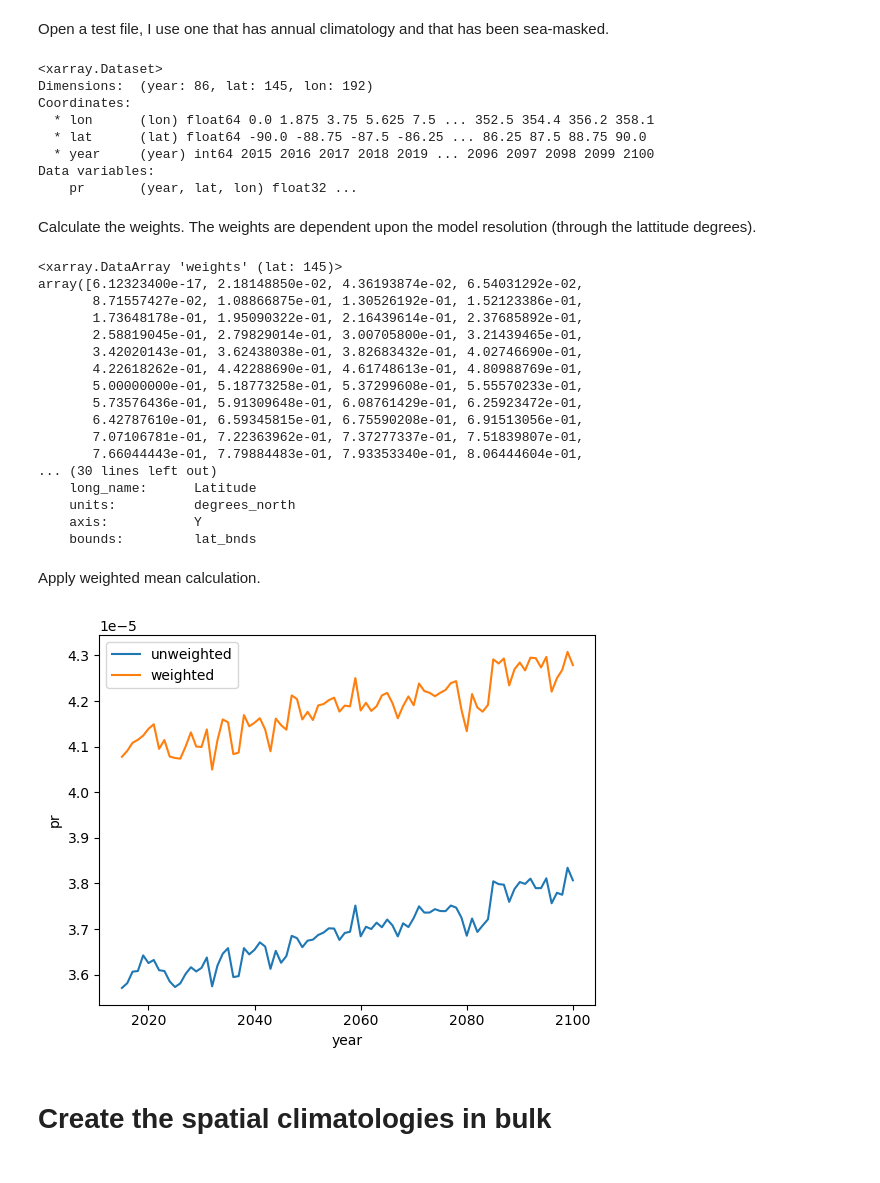
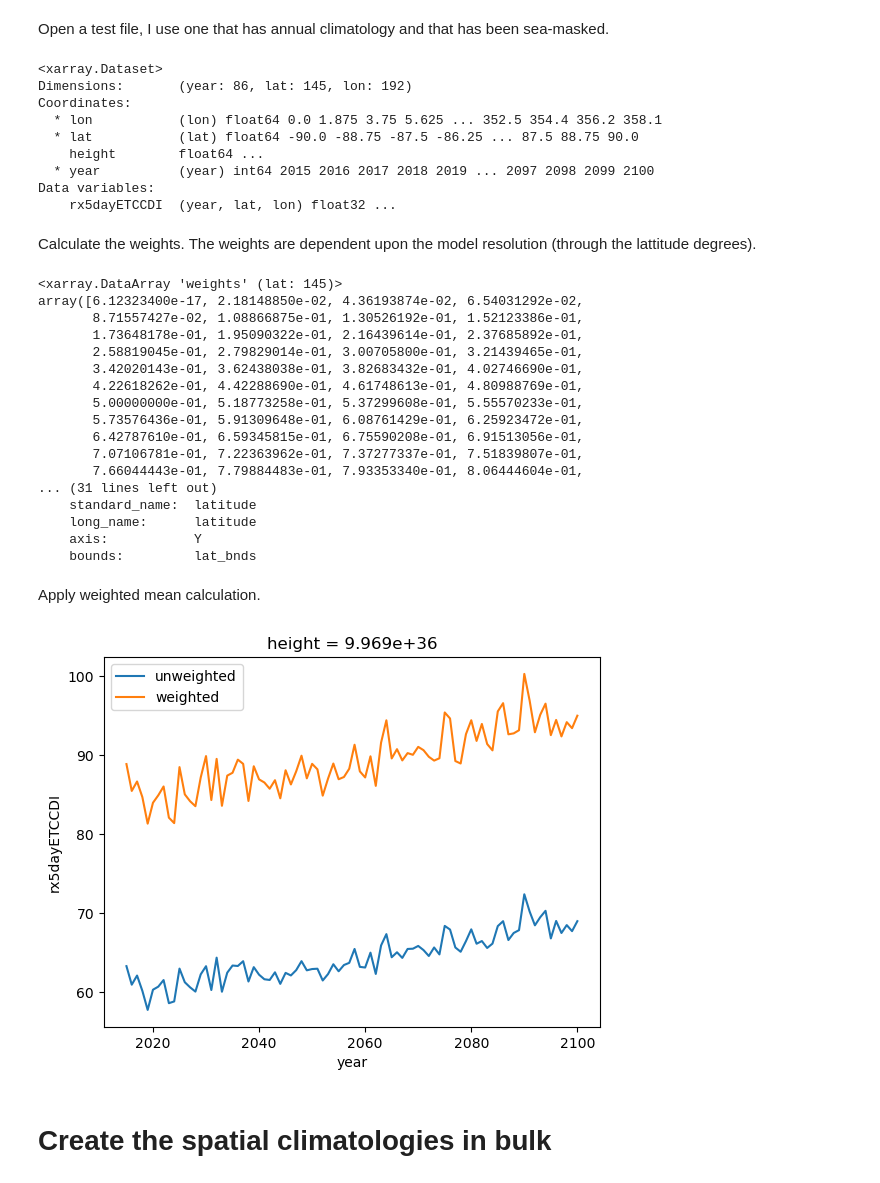
Before and after one commit to Johannesfjeldsaa/Masterthesis_S23, a Jupyter notebook: 04 - Create spatial climatology.ipynb, the cells around one changed output. Drawn from its saved outputs; the diff is of its cells as text; code cells hidden in the pictures.

```diff
--- a/04 - Create spatial climatology.ipynb
+++ b/04 - Create spatial climatology.ipynb
@@ -20,19 +20,20 @@ from src.preproces import *
 Open a test file, I use one that has annual climatology and that has been sea-masked.
 # %%
 file_handler = Handle_Files()
-file_path = '/nird/home/johannef/Masterthesis_S23 DataFiles/sea_masked_annual_climatalogies/pr/ssp245/pr_yr_ACCESS-ESM1-5_ssp245_r2i1p1f1_gn_2015-2100_seamasked.nc'
+file_path = '/nird/home/johannef/Masterthesis_S23 DataFiles/Annualclimatologies/landmasked/rx5dayETCCDI/ssp370/rx5dayETCCDI_yr_ACCESS-ESM1-5_ssp370_r1i1p1f1_2015-2100_landmasked.nc'
 
 test_file = file_handler.read_netcdf_to_xr(file_path)
 test_file
 # %% [output]
 <xarray.Dataset>
-Dimensions:  (year: 86, lat: 145, lon: 192)
+Dimensions:       (year: 86, lat: 145, lon: 192)
 Coordinates:
-  * lon      (lon) float64 0.0 1.875 3.75 5.625 7.5 ... 352.5 354.4 356.2 358.1
-  * lat      (lat) float64 -90.0 -88.75 -87.5 -86.25 ... 86.25 87.5 88.75 90.0
-  * year     (year) int64 2015 2016 2017 2018 2019 ... 2096 2097 2098 2099 2100
+  * lon           (lon) float64 0.0 1.875 3.75 5.625 ... 352.5 354.4 356.2 358.1
+  * lat           (lat) float64 -90.0 -88.75 -87.5 -86.25 ... 87.5 88.75 90.0
+    height        float64 ...
+  * year          (year) int64 2015 2016 2017 2018 2019 ... 2097 2098 2099 2100
 Data variables:
-    pr       (year, lat, lon) float32 ...
+    rx5dayETCCDI  (year, lat, lon) float32 ...
 # %% [markdown]
 Calculate the weights. The weights are dependent upon the model resolution (through the lattitude degrees).
 # %%
@@ -52,34 +53,31 @@ array([6.12323400e-17, 2.18148850e-02, 4.36193874e-02, 6.54031292e-02,
        6.42787610e-01, 6.59345815e-01, 6.75590208e-01, 6.91513056e-01,
        7.07106781e-01, 7.22363962e-01, 7.37277337e-01, 7.51839807e-01,
        7.66044443e-01, 7.79884483e-01, 7.93353340e-01, 8.06444604e-01,
-... (30 lines left out)
-    long_name:      Latitude
-    units:          degrees_north
+... (31 lines left out)
+    standard_name:  latitude
+    long_name:      latitude
     axis:           Y
     bounds:         lat_bnds
 # %% [markdown]
 Apply weighted mean calculation.
 # %%
-from cProfile import label
-
-
 preprocesser = Preprocess_Climate_Data()
 
 global_climataology = preprocesser.create_spatial_climatology(test_file,
-                                                              var_name='pr',
+                                                              var_name='rx5dayETCCDI',
                                                               climatology_type='global')
 
 global_climataology_weighted = preprocesser.create_spatial_climatology(test_file,
-                                                                       var_name='pr',
+                                                                       var_name='rx5dayETCCDI',
                                                                        weights=weights,
                                                                        climatology_type='global')
 
-global_climataology['pr'].plot(label='unweighted')
-global_climataology_weighted['pr'].plot(label='weighted')
+global_climataology['rx5dayETCCDI'].plot(label='unweighted')
+global_climataology_weighted['rx5dayETCCDI'].plot(label='weighted')
 plt.legend()
 plt.show()
 # %% [output]
-[figure, old version]
+[figure, new version]
 # %% [markdown]
 # Create the spatial climatologies in bulk
 # %%
```
Also changed, not shown: parts of 4 cells of this notebook, 1 other file.
